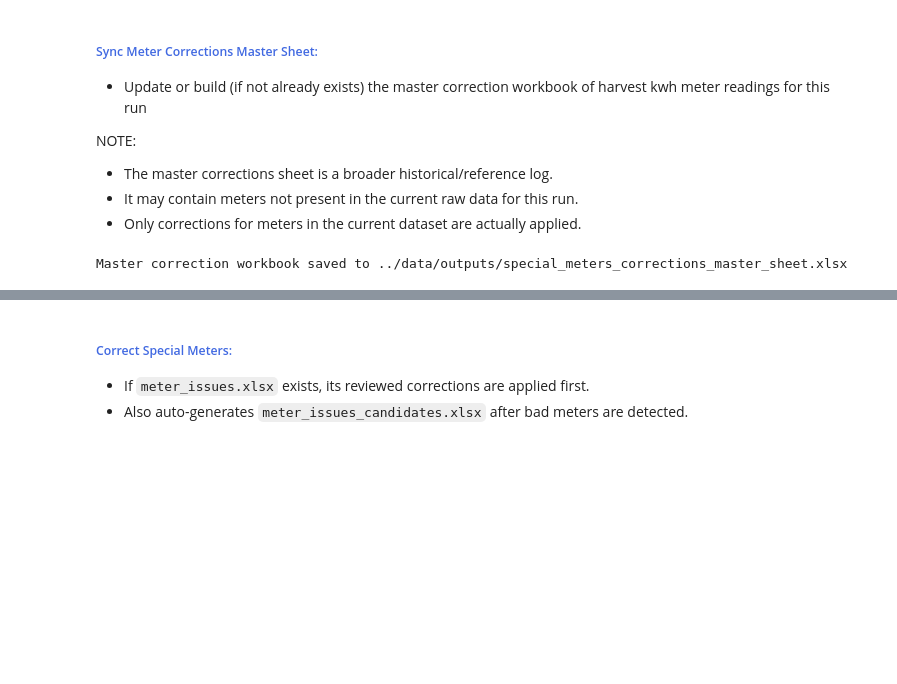
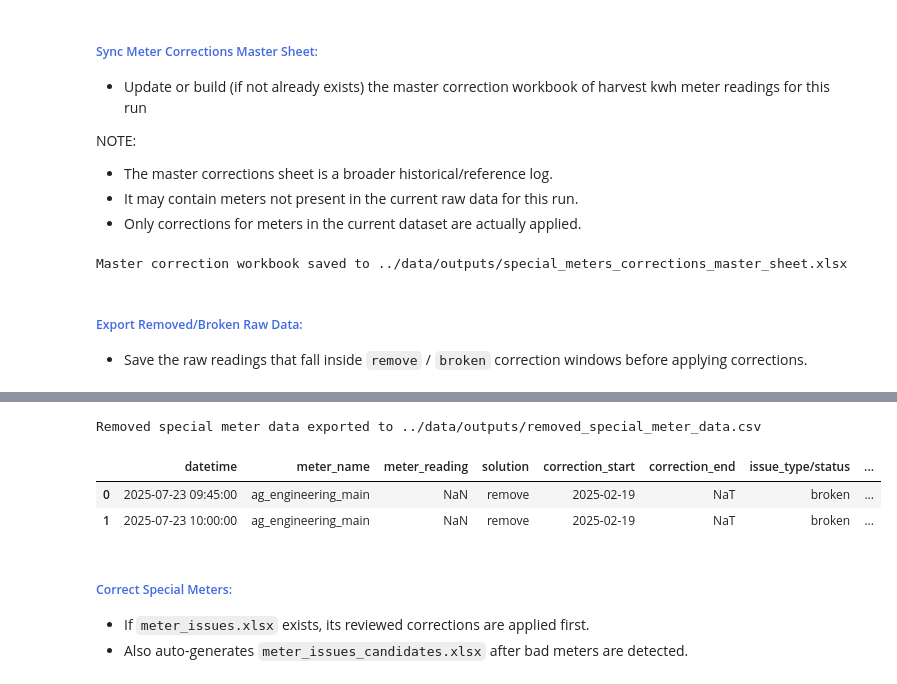
Before and after one commit to uhm-campus-energy/harvest_kwh_prep, a Jupyter notebook: notebooks/1.kwh_end_points_TEST.ipynb, the cells around one changed output, grey strips where cells are left out. Drawn from its saved outputs; the diff is of its cells as text; code cells hidden in the pictures; blank space fills up the shorter version.

```diff
--- a/notebooks/1.kwh_end_points_TEST.ipynb
+++ b/notebooks/1.kwh_end_points_TEST.ipynb
@@ -91,7 +91,7 @@ broken_meters_file = input_dir + "broken_meters.csv"  # auto-added broken interv
 
 # master sheet
 meter_corrections_file = output_dir + "special_meters_corrections_master_sheet.xlsx"  # official + auto-broken used for this run
-
+removed_special_meter_data_file = output_dir + "removed_special_meter_data.csv"  # raw data captured inside remove/broken windows
 
 # var_file = input_dir + "aurora_v4."+var+".fy22_fy25.csv"  # data file 0
 # var_rejects_file = input_dir + "aurora_v4."+var+"_rejects.fy22_fy25.csv"  # data file 1
@@ -290,9 +290,25 @@ master_df = dc.sync_meter_corrections_master_sheet(
 )
 # %% [output]
 Master correction workbook saved to ../data/outputs/special_meters_corrections_master_sheet.xlsx
+# %% [markdown]
+##### <span style="color:royalblue">Export Removed/Broken Raw Data:</span>
+- Save the raw readings that fall inside `remove` / `broken` correction windows before applying corrections.
 # %% [markdown]
 <!-- ##### <span style="color:royalblue">Correct Special Meters:</span>
 - See **meter_issues_file.xlsx** in input_dir for details. -->
+# %%
+# Export raw data inside remove/broken correction windows before corrections are applied
+removed_special_meter_data = dc.export_removed_special_meter_data(
+    data,
+    meter_corrections_file,
+    removed_special_meter_data_file,
+)
+removed_special_meter_data.head(2)
+# %% [output]
+Removed special meter data exported to ../data/outputs/removed_special_meter_data.csv
+|  | datetime | meter_name | meter_reading | solution | correction_start | correction_end | issue_type/status | ... |
+| 0 | 2025-07-23 09:45:00 | ag_engineering_main | NaN | remove | 2025-02-19 | NaT | broken | ... |
+| 1 | 2025-07-23 10:00:00 | ag_engineering_main | NaN | remove | 2025-02-19 | NaT | broken | ... |
 # %% [markdown]
 ##### <span style="color:royalblue">Correct Special Meters:</span>
 - If `meter_issues.xlsx` exists, its reviewed corrections are applied first.
```
Also changed, not shown: parts of 5 cells of this notebook.
